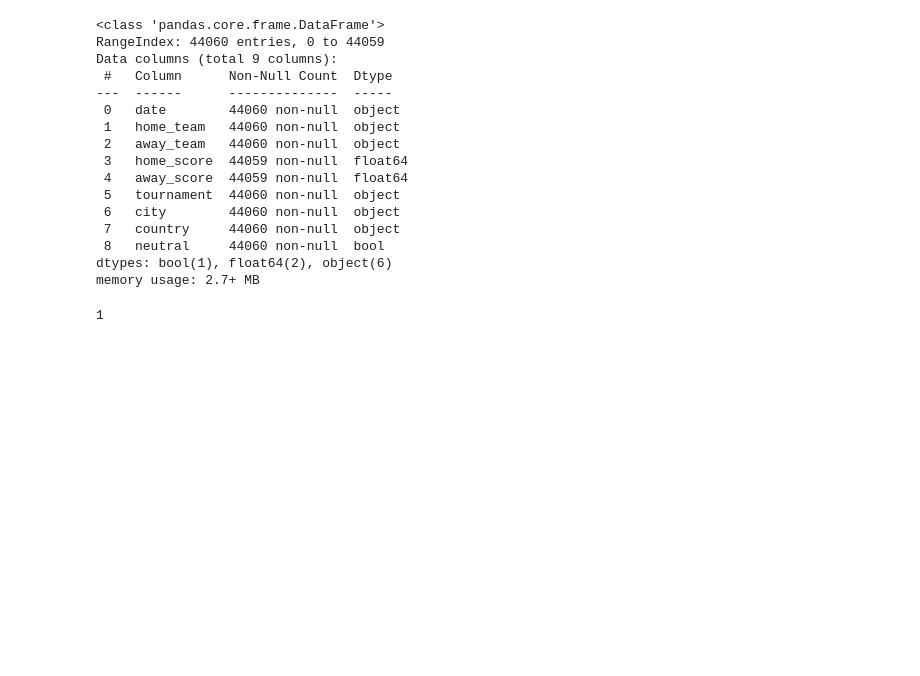
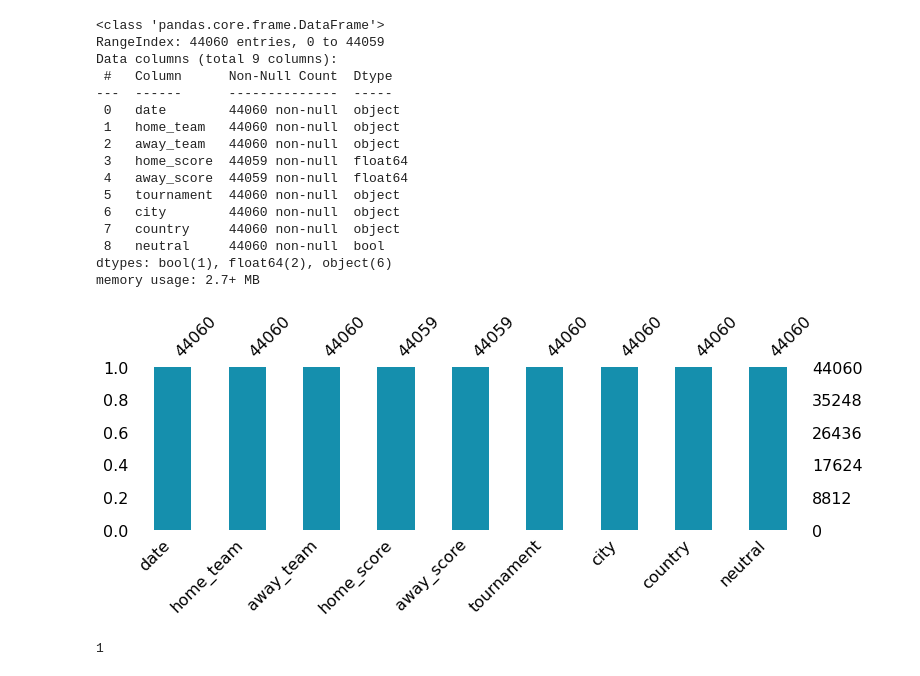
Before and after one commit to Ukofeels/Sample-projects, a Jupyter notebook: international_football.ipynb, the cells around one changed output. Cells and saved outputs as stored; diff of their text form; code cells hidden in the pictures; blank space fills up the shorter version.

```diff
--- a/international_football.ipynb
+++ b/international_football.ipynb
@@ -69,6 +81,11 @@ Data columns (total 9 columns):
  8   neutral     44060 non-null  bool
 dtypes: bool(1), float64(2), object(6)
 memory usage: 2.7+ MB
+# %%
+msno.bar(df, figsize = (12,3),color = "#158FAD")
+plt.show()
+# %% [output]
+[figure, added]
 # %%
 # check for null objects
 df['home_score'].isna().sum()
```
Also changed, not shown: parts of 2 cells of this notebook.
